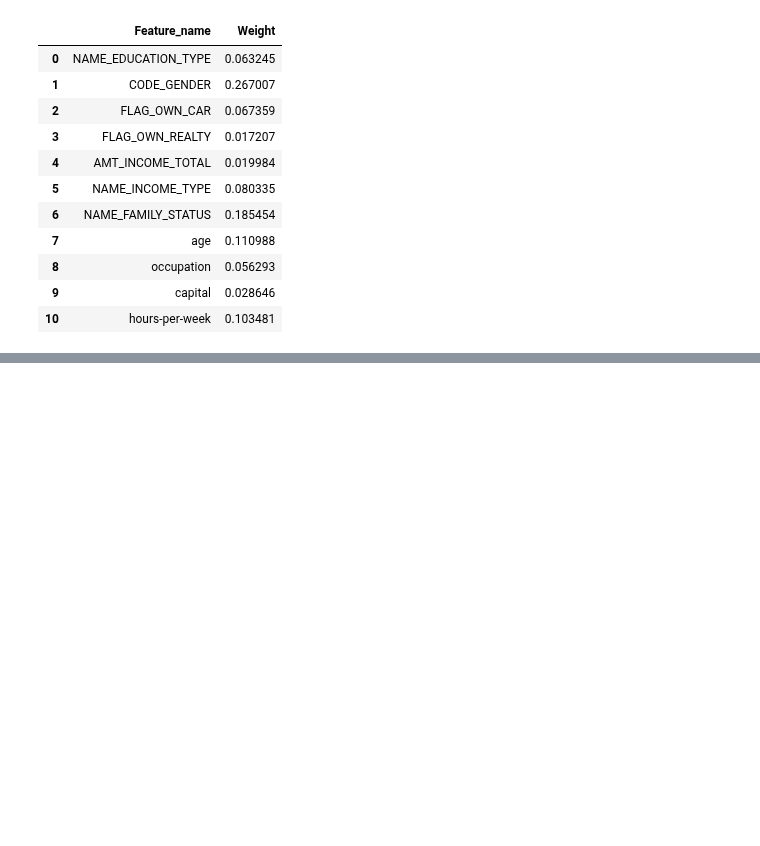
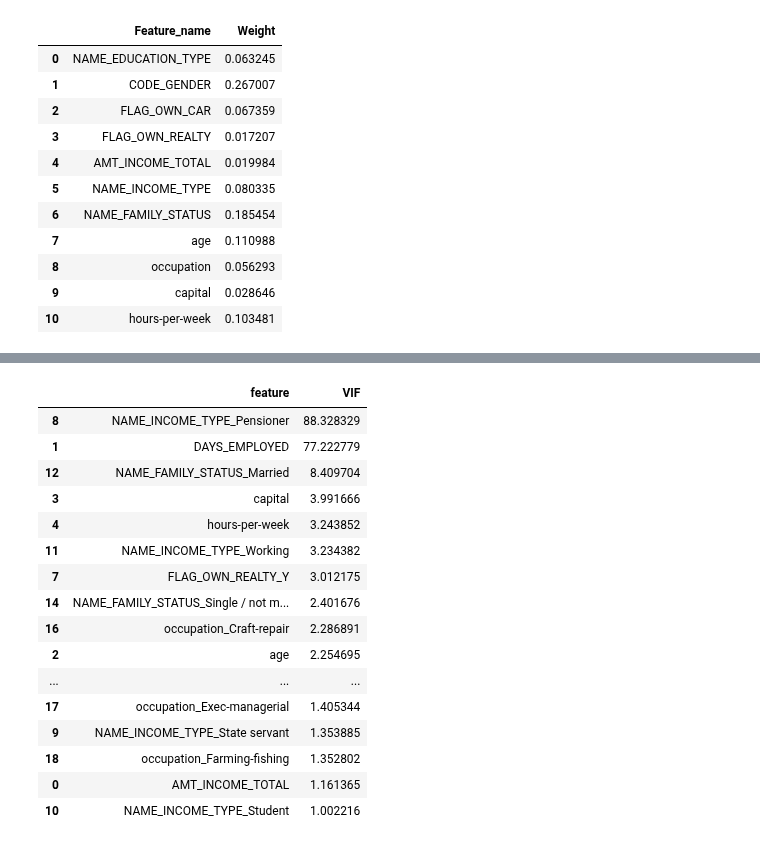
Before and after one commit to Linkkk01/INFO574_Group_Project, a Jupyter notebook: code/AHP.ipynb, the cells around one changed output, grey strips where cells are left out. Cells and saved outputs as stored; diff of their text form; code cells hidden in the pictures; blank space fills up the shorter version.

```diff
--- a/code/AHP.ipynb
+++ b/code/AHP.ipynb
@@ -72,0 +140,27 @@ feature_weights.to_csv('../data/feature_weights.csv', index=False)
+# %%
+from statsmodels.stats.outliers_influence import variance_inflation_factor
+
+df_non_education = df.loc[:, ~df.columns.str.startswith('NAME_EDUCATION_TYPE')]
+vif_data = pd.DataFrame()
+vif_data["feature"] = df_non_education.columns
+vif_data["VIF"] = [variance_inflation_factor(df_non_education.values, i)
+                          for i in range(len(df_non_education.columns))]
+vif_data.sort_values(by="VIF", ascending=False)
+# %% [output]
+|  | feature | VIF |
+| 8 | NAME_INCOME_TYPE_Pensioner | 88.328329 |
+| 1 | DAYS_EMPLOYED | 77.222779 |
+| 12 | NAME_FAMILY_STATUS_Married | 8.409704 |
+| 3 | capital | 3.991666 |
+| 4 | hours-per-week | 3.243852 |
+| 11 | NAME_INCOME_TYPE_Working | 3.234382 |
+| 7 | FLAG_OWN_REALTY_Y | 3.012175 |
+| 14 | NAME_FAMILY_STATUS_Single / not m... | 2.401676 |
+| 16 | occupation_Craft-repair | 2.286891 |
+| 2 | age | 2.254695 |
+| ... | ... | ... |
+| 17 | occupation_Exec-managerial | 1.405344 |
+| 9 | NAME_INCOME_TYPE_State servant | 1.353885 |
+| 18 | occupation_Farming-fishing | 1.352802 |
+| 0 | AMT_INCOME_TOTAL | 1.161365 |
+| 10 | NAME_INCOME_TYPE_Student | 1.002216 |
```
Also changed, not shown: parts of 5 cells of this notebook.
